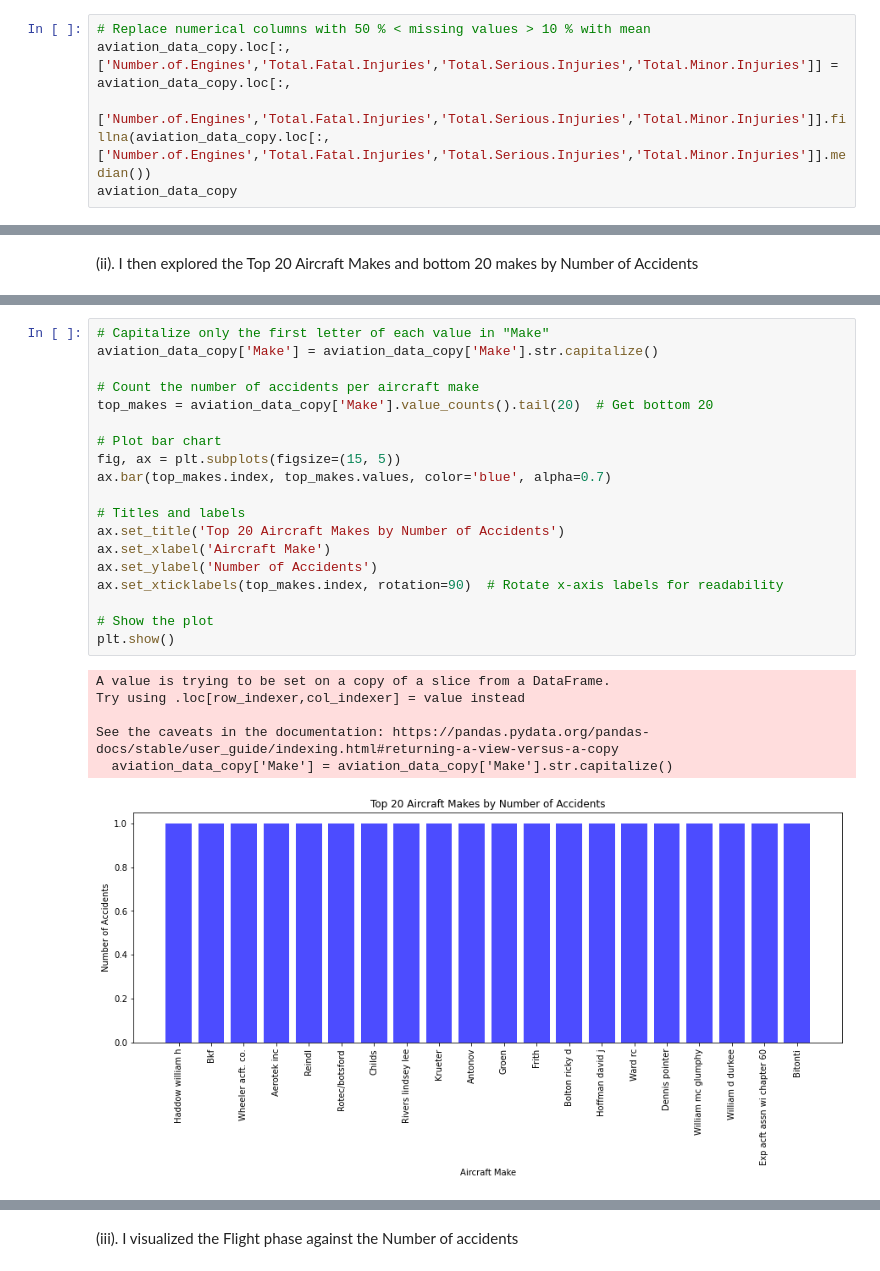
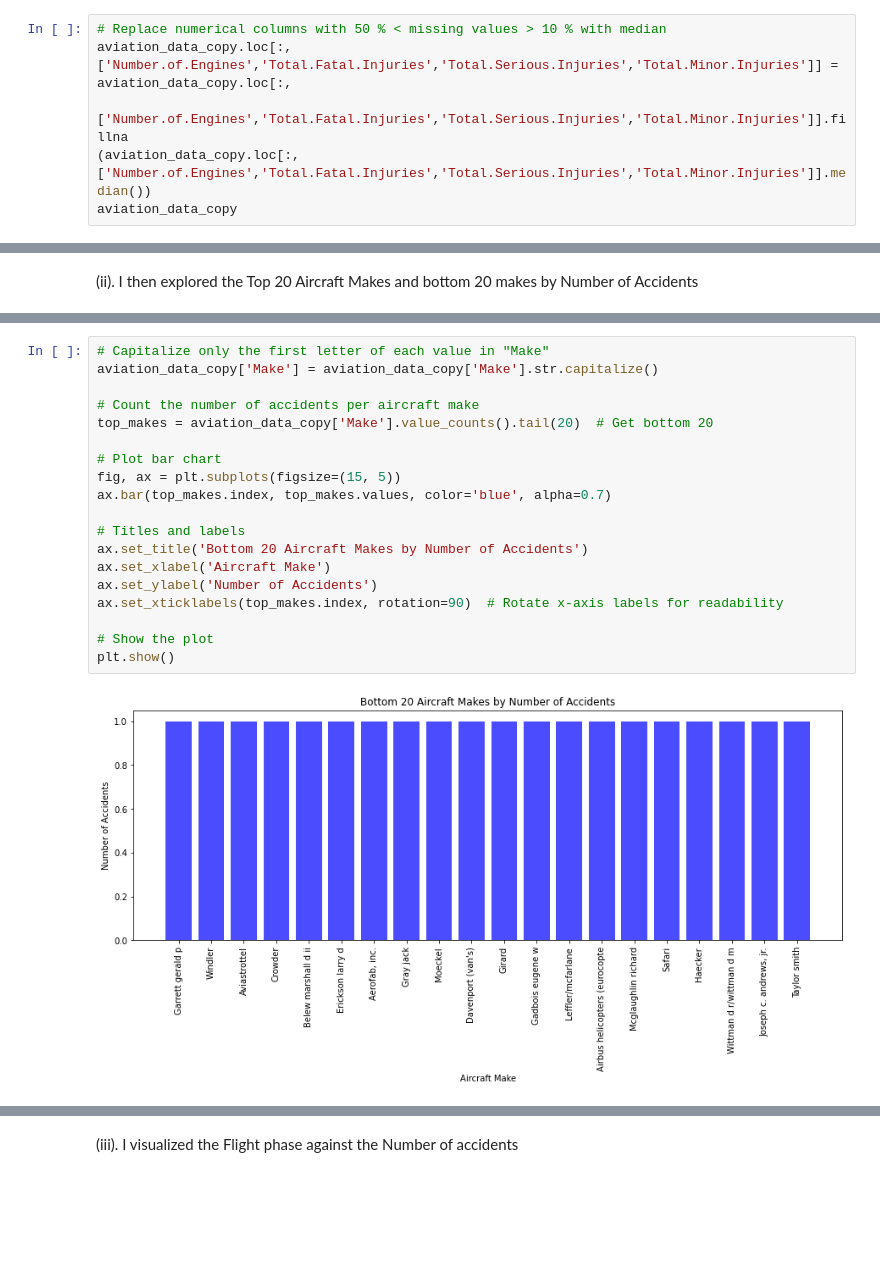
Before and after one commit to EngBrian/phase_1_project, a Jupyter notebook: index.ipynb, the cells around one changed output, grey strips where cells are left out. Drawn from its saved outputs; the diff is of its cells as text; blank space fills up the shorter version.

```diff
--- a/index.ipynb
+++ b/index.ipynb
@@ -255,6 +250,7 @@ See the caveats in the documentation: https://pandas.pydata.org/pandas-docs/stab
 # %%
-# Replace numerical columns with 50 % < missing values > 10 % with mean
+# Replace numerical columns with 50 % < missing values > 10 % with median
 aviation_data_copy.loc[:,['Number.of.Engines','Total.Fatal.Injuries','Total.Serious.Injuries','Total.Minor.Injuries']] = aviation_data_copy.loc[:,
-    ['Number.of.Engines','Total.Fatal.Injuries','Total.Serious.Injuries','Total.Minor.Injuries']].fillna(aviation_data_copy.loc[:,['Number.of.Engines','Total.Fatal.Injuries','Total.Serious.Injuries','Total.Minor.Injuries']].median())
+    ['Number.of.Engines','Total.Fatal.Injuries','Total.Serious.Injuries','Total.Minor.Injuries']].fillna
+(aviation_data_copy.loc[:,['Number.of.Engines','Total.Fatal.Injuries','Total.Serious.Injuries','Total.Minor.Injuries']].median())
 aviation_data_copy
 # %% [output]
@@ -399,29 +379,24 @@ See the caveats in the documentation: https://pandas.pydata.org/pandas-docs/stab
 # %%
 # Capitalize only the first letter of each value in "Make"
 aviation_data_copy['Make'] = aviation_data_copy['Make'].str.capitalize()
 
 # Count the number of accidents per aircraft make
 top_makes = aviation_data_copy['Make'].value_counts().tail(20)  # Get bottom 20
 
 # Plot bar chart
 fig, ax = plt.subplots(figsize=(15, 5))
 ax.bar(top_makes.index, top_makes.values, color='blue', alpha=0.7)
 
 # Titles and labels
-ax.set_title('Top 20 Aircraft Makes by Number of Accidents')
+ax.set_title('Bottom 20 Aircraft Makes by Number of Accidents')
 ax.set_xlabel('Aircraft Make')
 ax.set_ylabel('Number of Accidents')
 ax.set_xticklabels(top_makes.index, rotation=90)  # Rotate x-axis labels for readability
 
 # Show the plot
 plt.show()
 # %% [output]
-A value is trying to be set on a copy of a slice from a DataFrame.
-Try using .loc[row_indexer,col_indexer] = value instead
-
-See the caveats in the documentation: https://pandas.pydata.org/pandas-docs/stable/user_guide/indexing.html#returning-a-view-versus-a-copy
-  aviation_data_copy['Make'] = aviation_data_copy['Make'].str.capitalize()
-[figure, old version]
+[figure, new version]
 # %%
 '''
 -The bar chart shows that in the top 20 aircraft makes that had accidents Cessna had the most followed by piper and the
```
Also changed, not shown: parts of 12 cells of this notebook, 3 other files.
